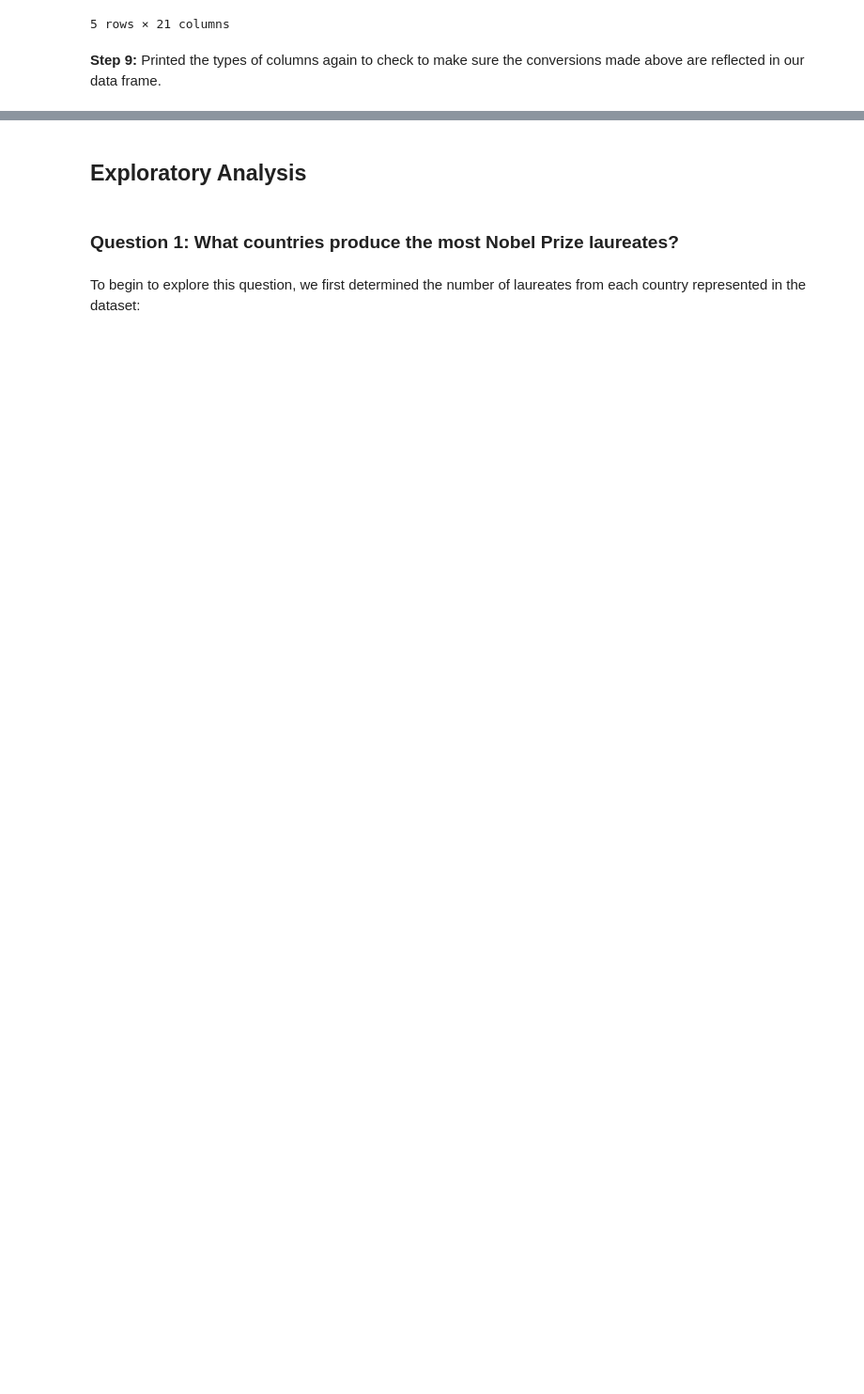
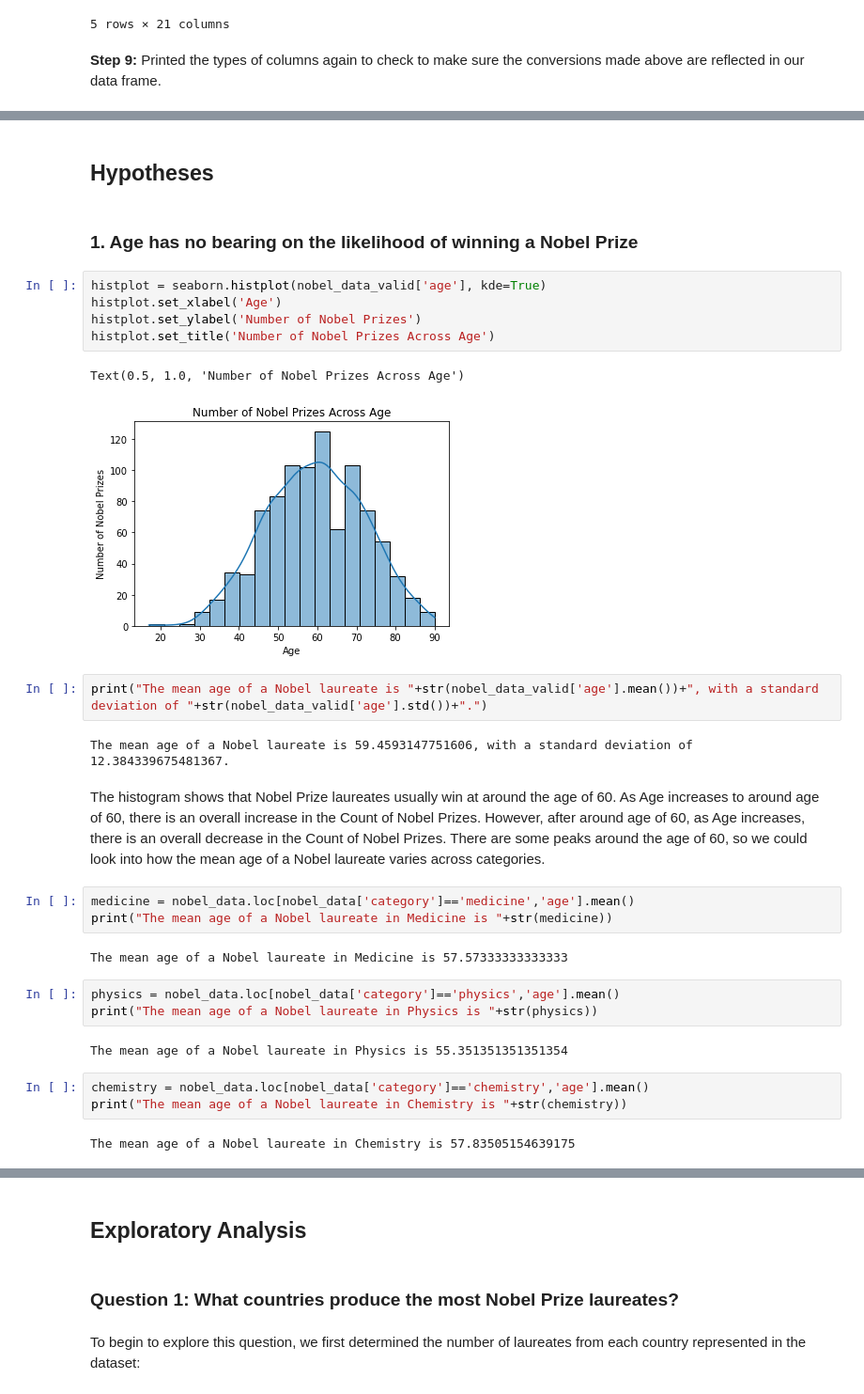
Before and after one commit to qbello22/2950-Project, a Jupyter notebook: nobel-prize.ipynb, the cells around one changed output, grey strips where cells are left out. Shown at 94% size. Cells and saved outputs as stored; diff of their text form; blank space fills up the shorter version.

```diff
--- a/nobel-prize.ipynb
+++ b/nobel-prize.ipynb
@@ -134 +134,34 @@ age                           int32
 dtype: object
+# %% [markdown]
+## Hypotheses
+# %% [markdown]
+### 1. Age has no bearing on the likelihood of winning a Nobel Prize
+# %%
+histplot = seaborn.histplot(nobel_data_valid['age'], kde=True)
+histplot.set_xlabel('Age')
+histplot.set_ylabel('Number of Nobel Prizes')
+histplot.set_title('Number of Nobel Prizes Across Age')
+# %% [output]
+Text(0.5, 1.0, 'Number of Nobel Prizes Across Age')
+[figure, added]
+# %%
+print("The mean age of a Nobel laureate is "+str(nobel_data_valid['age'].mean())+", with a standard deviation of "+str(nobel_data_valid['age'].std())+".")
+# %% [output]
+The mean age of a Nobel laureate is 59.4593147751606, with a standard deviation of 12.384339675481367.
+# %% [markdown]
+The histogram shows that Nobel Prize laureates usually win at around the age of 60. As Age increases to around age of 60, there is an overall increase in the Count of Nobel Prizes. However, after around age of 60, as Age increases, there is an overall decrease in the Count of Nobel Prizes. There are some peaks around the age of 60, so we could look into how the mean age of a Nobel laureate varies across categories.
+# %%
+medicine = nobel_data.loc[nobel_data['category']=='medicine','age'].mean()
+print("The mean age of a Nobel laureate in Medicine is "+str(medicine))
+# %% [output]
+The mean age of a Nobel laureate in Medicine is 57.57333333333333
+# %%
+physics = nobel_data.loc[nobel_data['category']=='physics','age'].mean()
+print("The mean age of a Nobel laureate in Physics is "+str(physics))
+# %% [output]
+The mean age of a Nobel laureate in Physics is 55.351351351351354
+# %%
+chemistry = nobel_data.loc[nobel_data['category']=='chemistry','age'].mean()
+print("The mean age of a Nobel laureate in Chemistry is "+str(chemistry))
+# %% [output]
+The mean age of a Nobel laureate in Chemistry is 57.83505154639175
```
Also changed, not shown: parts of 8 cells of this notebook.
